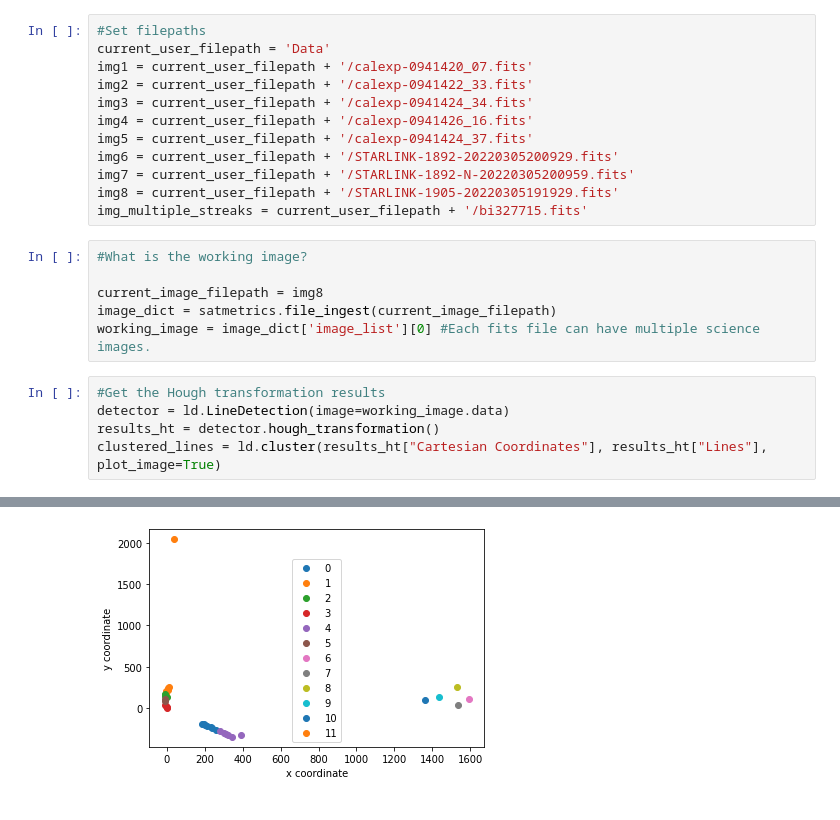
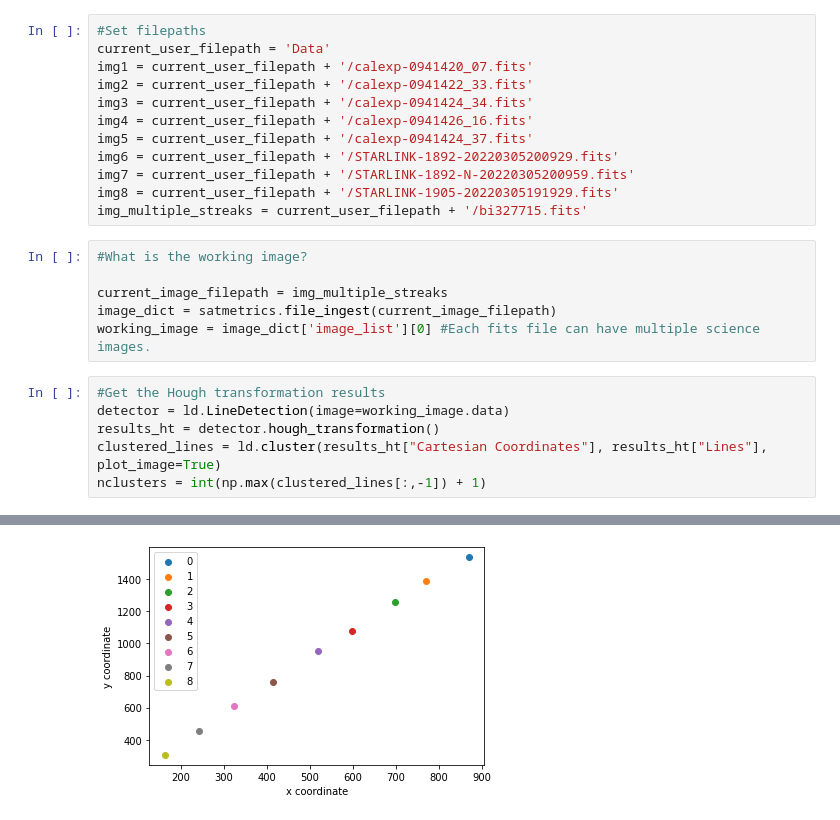
Before and after one commit to uwescience/satmetrics, a Jupyter notebook: presentation_plots.ipynb, the cells around one changed output, grey strips where cells are left out. Saved outputs shown, nothing was run; the diff lists cells and outputs as text.

```diff
--- a/presentation_plots.ipynb
+++ b/presentation_plots.ipynb
@@ -30,7 +34,7 @@ img_multiple_streaks = current_user_filepath + '/bi327715.fits'
 # %%
 #What is the working image?
 
-current_image_filepath = img8
+current_image_filepath = img_multiple_streaks
 image_dict = satmetrics.file_ingest(current_image_filepath)
 working_image = image_dict['image_list'][0] #Each fits file can have multiple science images.
 # %%
@@ -38,4 +42,5 @@ working_image = image_dict['image_list'][0] #Each fits file can have multiple sc
 detector = ld.LineDetection(image=working_image.data)
 results_ht = detector.hough_transformation()
 clustered_lines = ld.cluster(results_ht["Cartesian Coordinates"], results_ht["Lines"], plot_image=True)
+nclusters = int(np.max(clustered_lines[:,-1]) + 1)
 # %% [output]
@@ -43,3 +48,3 @@ clustered_lines = ld.cluster(results_ht["Cartesian Coordinates"], results_ht["Li
-[figure, old version]
+[figure, new version]
 # %%
 #Plots of line detection
```
Also changed, not shown: parts of 5 cells of this notebook.
